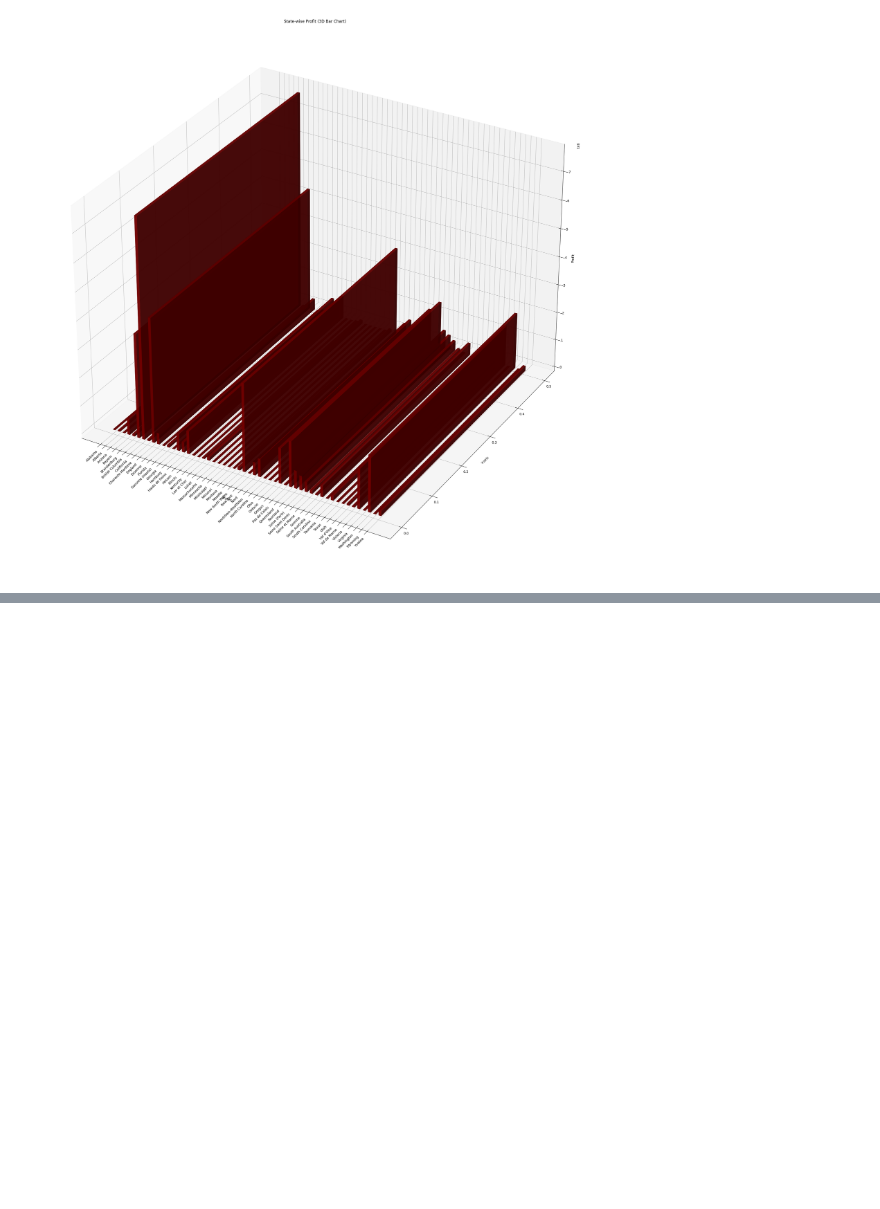
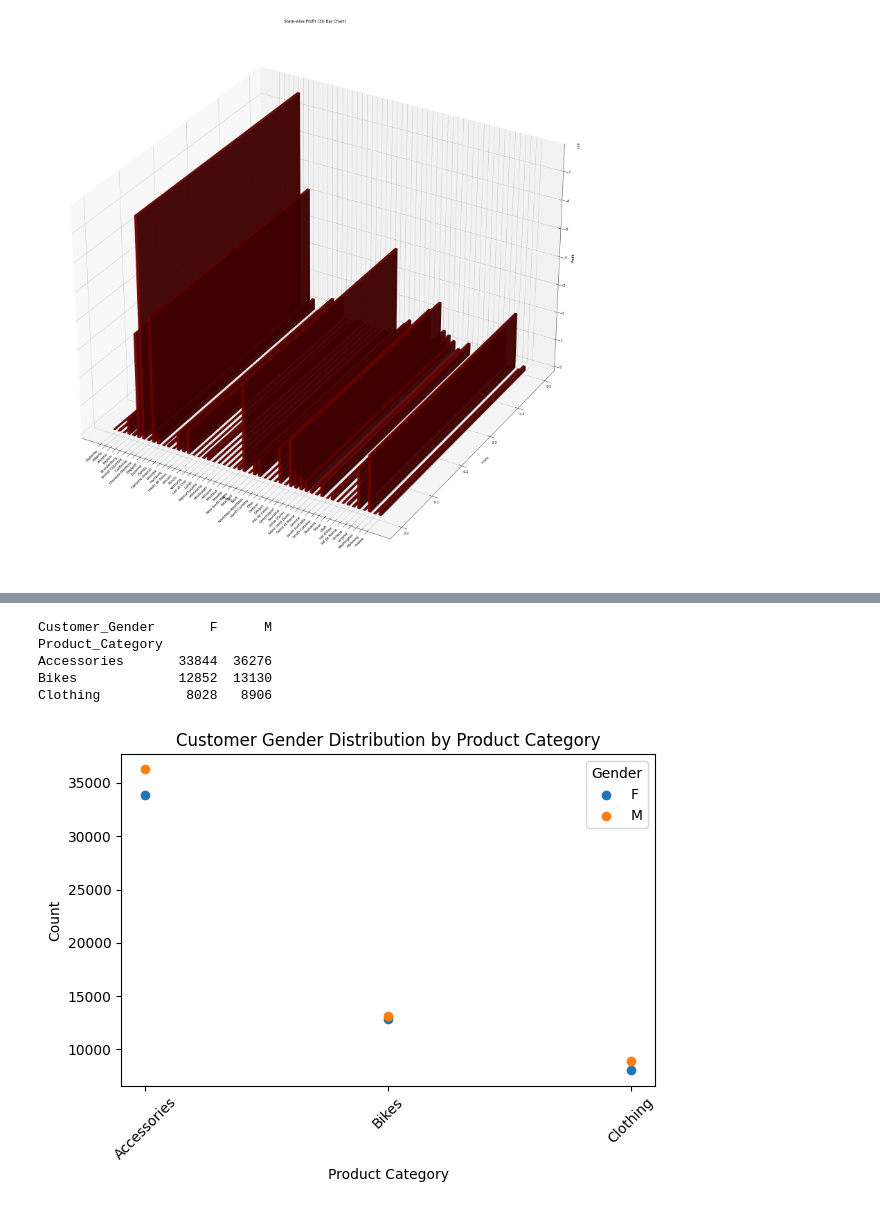
Before and after one commit to Ananthkrishnandayanithi/Entrans_task, a Jupyter notebook: AItask.ipynb, the cells around one changed output, grey strips where cells are left out. Drawn from its saved outputs; the diff is of its cells as text; code cells hidden in the pictures; blank space fills up the shorter version.

```diff
--- a/AItask.ipynb
+++ b/AItask.ipynb
@@ -479,0 +507,28 @@ Name: Profit, dtype: int64
+# %%
+def scatter_gender():
+    gender_counts = df.groupby(['Product_Category', 'Customer_Gender']).size().unstack(fill_value=0)
+
+    print(gender_counts)
+    import matplotlib.pyplot as plt
+
+    # Creating a scatter plot
+    for gender in gender_counts.columns:
+        plt.scatter(gender_counts.index, gender_counts[gender], label=gender)
+
+    plt.title('Customer Gender Distribution by Product Category')
+    plt.xlabel('Product Category')
+    plt.ylabel('Count')
+    plt.legend(title='Gender')
+    plt.xticks(rotation=45)
+    plt.tight_layout()
+    plt.show()
+
+# Call the function
+scatter_gender()
+# %% [output]
+Customer_Gender       F      M
+Product_Category
+Accessories       33844  36276
+Bikes             12852  13130
+Clothing           8028   8906
+[figure, added]
```
Also changed, not shown: parts of 3 cells of this notebook.
